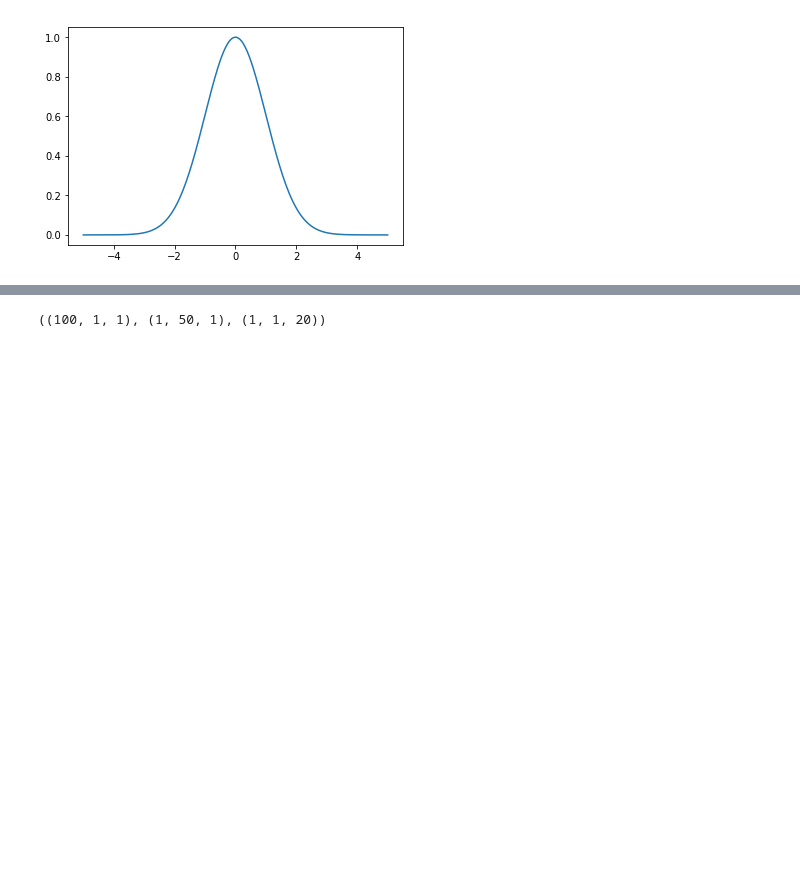
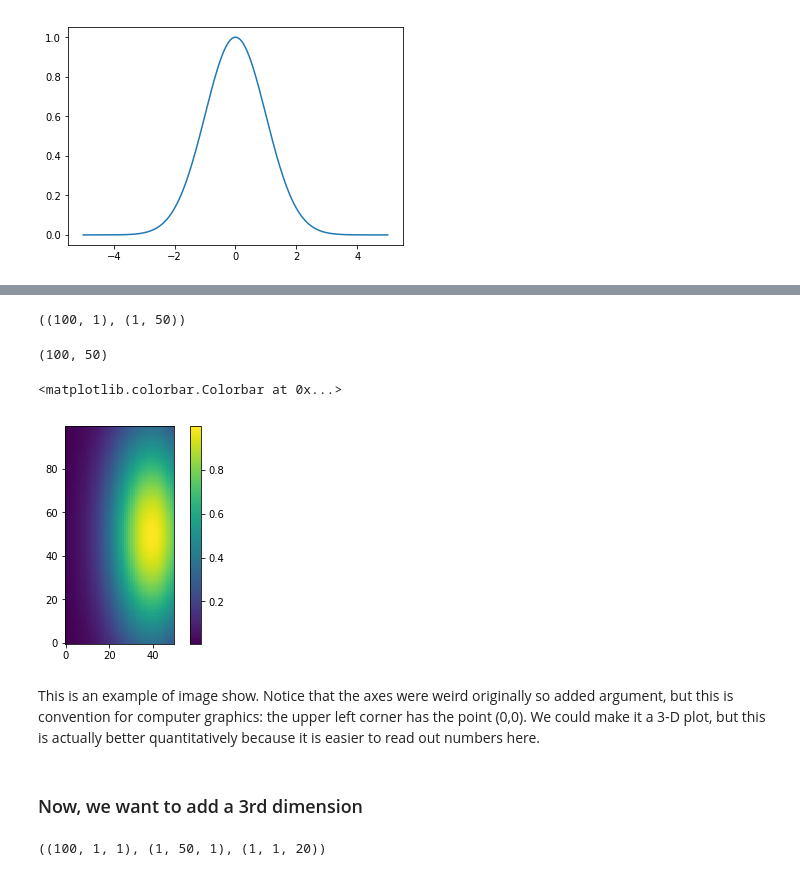
Before and after one commit to dibondar/QuantumClassicalDynamics, a Jupyter notebook: Introduction to Python.ipynb, the cells around one changed output, grey strips where cells are left out. Saved outputs shown, nothing was run; the diff lists cells and outputs as text; code cells hidden in the pictures; blank space fills up the shorter version.

```diff
--- a/Introduction to Python.ipynb
+++ b/Introduction to Python.ipynb
@@ -685,0 +1138,10 @@ plt.show()
+# %%
+x = np.linspace(-1., 1., 100)
+y = np.linspace(-2., 0.5, 50)
+# %%
+x = x[:, np.newaxis]
+y = y[np.newaxis, :]
+# %%
+x.shape, y.shape
+# %% [output]
+((100, 1), (1, 50))
@@ -686,3 +1150,17 @@ plt.show()
+# %%
+f.shape
+# %% [output]
+(100, 50)
+# %%
+plt.imshow(f, origin=True)
+plt.colorbar()
+# %% [output]
+<matplotlib.colorbar.Colorbar at 0x...>
+[figure, added]
+# %% [markdown]
+This is an example of image show. Notice that the axes were weird originally so added argument, but this is convention for computer graphics: the upper left corner has the point (0,0). We could make it a 3-D plot, but this is actually better quantitatively because it is easier to read out numbers here.
+# %% [markdown]
+### Now, we want to add a 3rd dimension
 # %%
 x = np.linspace(-1., 1., 100)
 y = np.linspace(-2., 0.5, 50)
```
Also changed, not shown: parts of 409 cells of this notebook, 3 other files.
